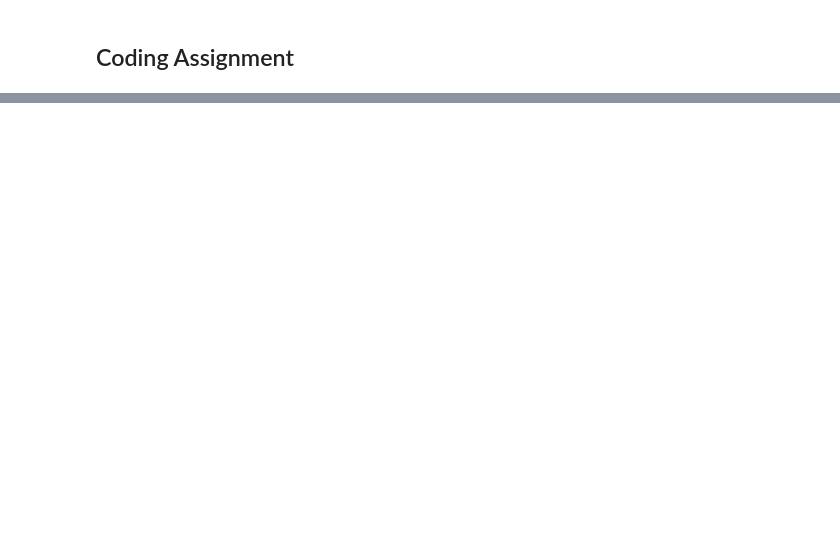
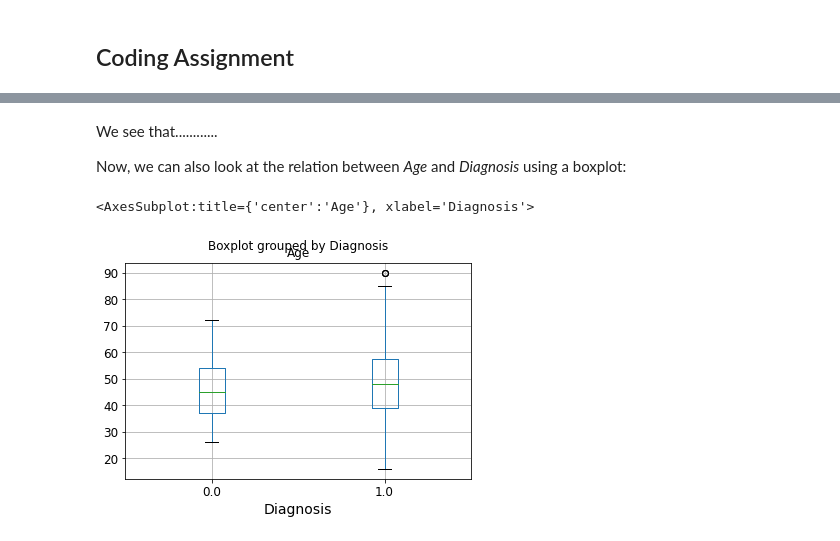
Before and after one commit to mlh-master/hw2_mlh-nathan-and-dekel, a Jupyter notebook: HW2_NoteBook.ipynb, the cells around one changed output, grey strips where cells are left out. Saved outputs shown, nothing was run; the diff lists cells and outputs as text; code cells hidden in the pictures; blank space fills up the shorter version.

```diff
--- a/HW2_NoteBook.ipynb
+++ b/HW2_NoteBook.ipynb
@@ -38,0 +41,18 @@ array([[<AxesSubplot:title={'center':'Age'}>,
+# %%
+import pandas as pd
+import numpy as np
+import matplotlib.pyplot as plt
+import warnings
+from sklearn.model_selection import train_test_split
+import seaborn as sns
+from sklearn.preprocessing import StandardScaler
+from sklearn.model_selection import StratifiedKFold
+from sklearn.pipeline import Pipeline
+from sklearn.model_selection import GridSearchCV
+
+%matplotlib inline
+plt.rcParams['axes.labelsize'] = 14
+plt.rcParams['xtick.labelsize'] = 12
+plt.rcParams['ytick.labelsize'] = 12
+
+warnings.filterwarnings('ignore')
@@ -38,0 +169,9 @@ array([[<AxesSubplot:title={'center':'Age'}>,
+# %% [markdown]
+We see that............
+
+Now, we can also look at the relation between *Age* and *Diagnosis* using a boxplot:
+# %%
+df_new.boxplot(column='Age',by='Diagnosis')
+# %% [output]
+<AxesSubplot:title={'center':'Age'}, xlabel='Diagnosis'>
+[figure, added]
```
Also changed, not shown: parts of 74 cells of this notebook, 2 other files.
